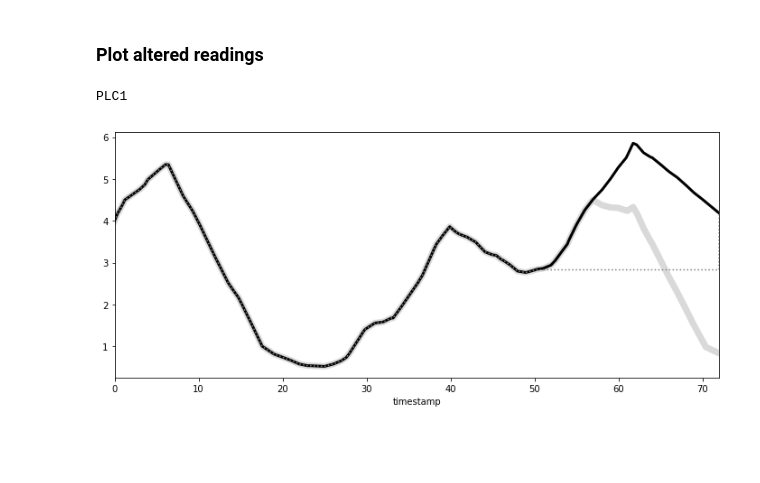
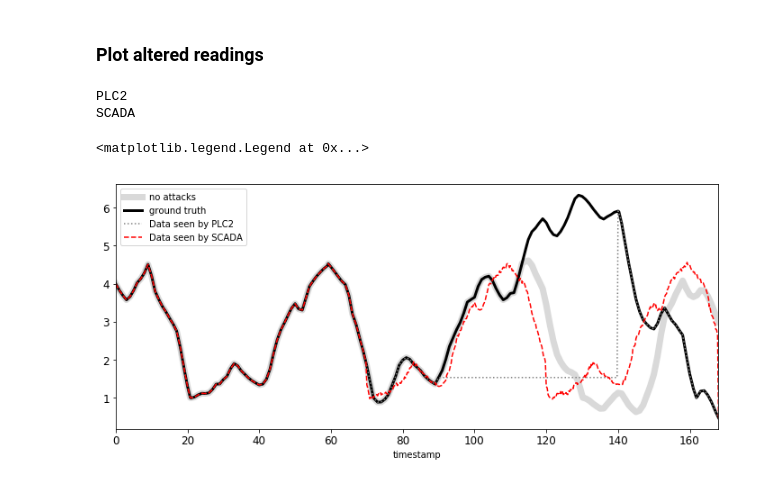
Before and after one commit to rtaormina/epanetCPA, a Jupyter notebook: plot_results.ipynb, the cells around one changed output. Cells and saved outputs as stored; diff of their text form; code cells hidden in the pictures; blank space fills up the shorter version.

```diff
--- a/plot_results.ipynb
+++ b/plot_results.ipynb
@@ -10,7 +10,7 @@ import matplotlib.pyplot as plt
 ### Load data
 # %%
 # load datasets
-exp_name = 'scenario04'
+exp_name = 'minitown_attack'
 df  = pd.read_csv('%s.csv'%exp_name).set_index('timestamp') # with attacks
 df0  = pd.read_csv('no_attacks.csv').set_index('timestamp') # no attacks
 # %% [markdown]
@@ -52,28 +52,31 @@ except FileNotFoundError:
 # %%
 colors = ['0.5','r','g']
 linestyles = [':','--','-.']
 
 for tup, _ in alt_df.groupby(['variable','sensor']):
     # get sensor
     sensor = '{}_{}'.format(tup[0],tup[1])
     ixes0 = (alt_df['variable'] == tup[0]) & (alt_df['sensor'] == tup[1])
 
     # create subplot
     f, ax = plt.subplots(1,figsize=(12,5))
 
     # plot no attack
     df0[sensor].plot(ax = ax, label = 'no attacks',color='0.85', linewidth = 7)
     # plot attack ground truth
     df[sensor].plot(ax = ax, label = 'ground truth',color='k',linestyle='-', linewidth = 3)
     # plot what PLCs and SCADA see
     altered_layers = sorted(alt_df[ixes0].layer.unique().tolist())
     for layer, color, style in zip(altered_layers,colors,linestyles):
         print(layer)
         temp0 = df[sensor].copy()
         ixes = (alt_df['layer'] == layer) & ixes0
         temp1 = alt_df[ixes][['timestamp','reading']].set_index('timestamp')
         temp0.loc[temp0.index.intersection(temp1.index)] = temp1.reading
         temp0.plot(ax=ax, label = 'Data seen by %s'%layer, color=color, linestyle=style)
+ax.legend(fontsize = 10, loc = 0)
 # %% [output]
-PLC1
+PLC2
+SCADA
+<matplotlib.legend.Legend at 0x...>
-[figure, old version]
+[figure, new version]
```
Also changed, not shown: parts of 2 cells of this notebook, 12 other files.
